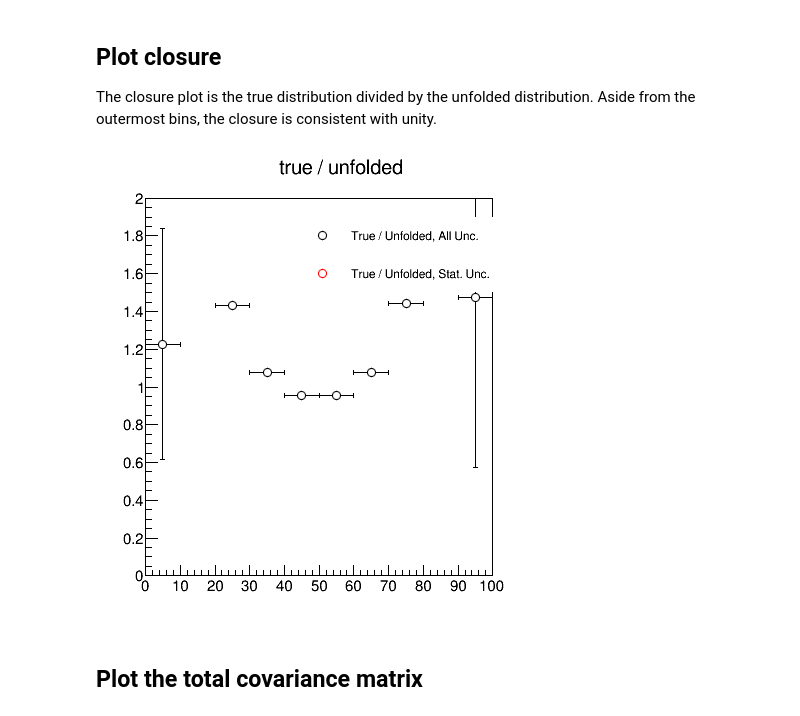
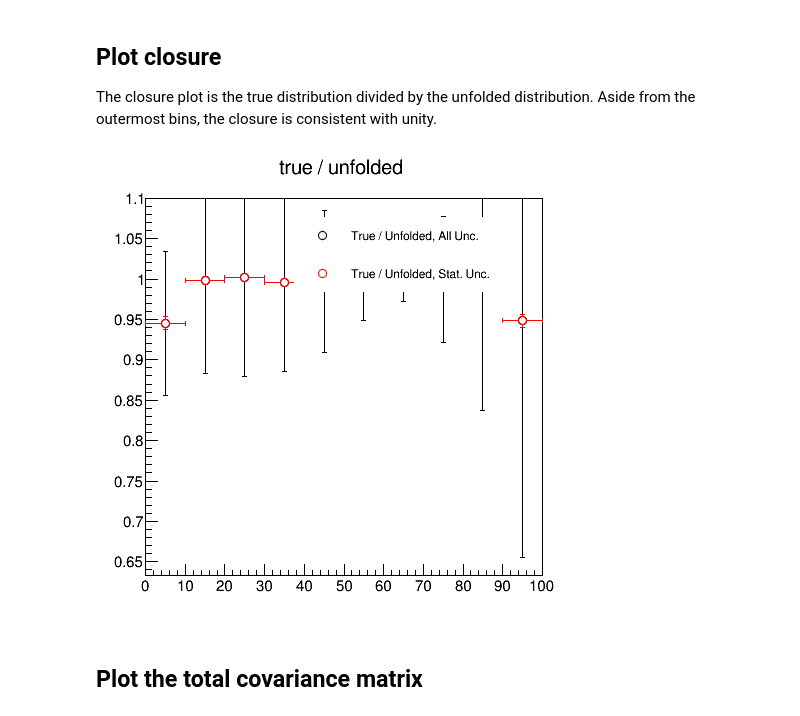
Before and after one commit to rappoccio/TUnfoldExamples, a Jupyter notebook: tunfoldsys_example_normalized.ipynb, the cells around one changed output. Cells and saved outputs as stored; diff of their text form; code cells hidden in the pictures.

```diff
--- a/tunfoldsys_example_normalized.ipynb
+++ b/tunfoldsys_example_normalized.ipynb
@@ -293,26 +270,27 @@ The closure plot is the true distribution divided by the unfolded distribution.
 # %%
 c2 = ROOT.TCanvas("c2", "c2", 500, 500)
 closure = htrue2.Clone("closure")
 closure2 = htrue2.Clone("closure2")
 closure.SetMarkerColor(1)
 closure.SetLineColor(1)
 closure2.SetMarkerColor(2)
 closure2.SetLineColor(2)
 closure.SetTitle("true / unfolded")
 closure.Divide(o)
+closure2.Divide(o_unfunc)
 closure.Draw('e1')
-closure.SetMaximum(2)
-closure.SetMinimum(0)
+closure2.Draw('e1 same')
+closure.SetMaximum(1.1)
 
 legclosure = ROOT.TLegend(0.4, 0.7, 0.86, 0.86)
 legclosure.SetBorderSize(0)
 legclosure.SetFillColor(0)
 legclosure.AddEntry( closure, "True / Unfolded, All Unc.", 'p')
 legclosure.AddEntry( closure2, "True / Unfolded, Stat. Unc.", 'p')
 legclosure.Draw()
 c2.Draw()
 # %% [output]
-[figure, old version]
+[figure, new version]
 # %% [markdown]
 ## Plot the total covariance matrix
 # %%
```
Also changed, not shown: parts of 36 cells of this notebook, 1 other file.
